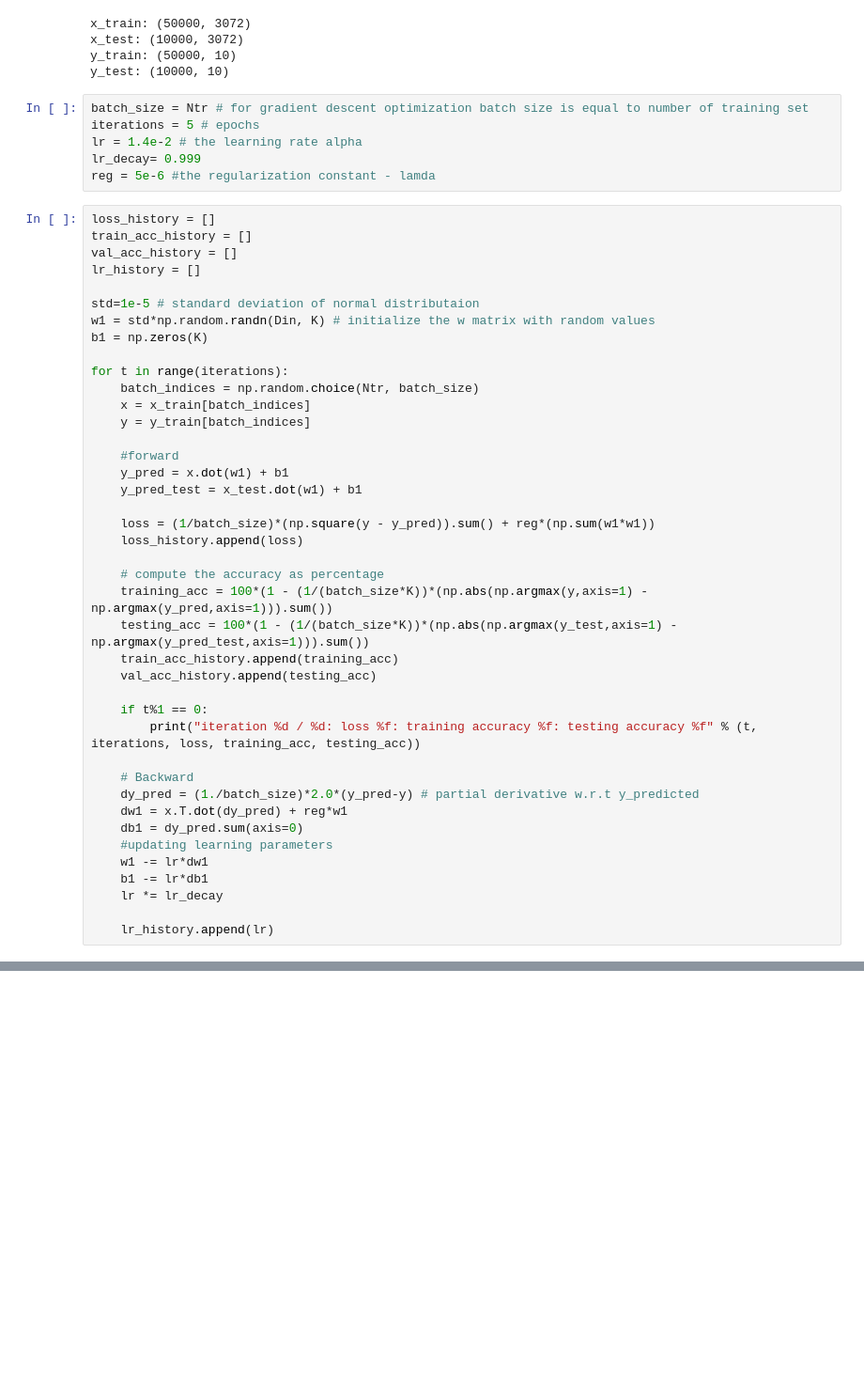
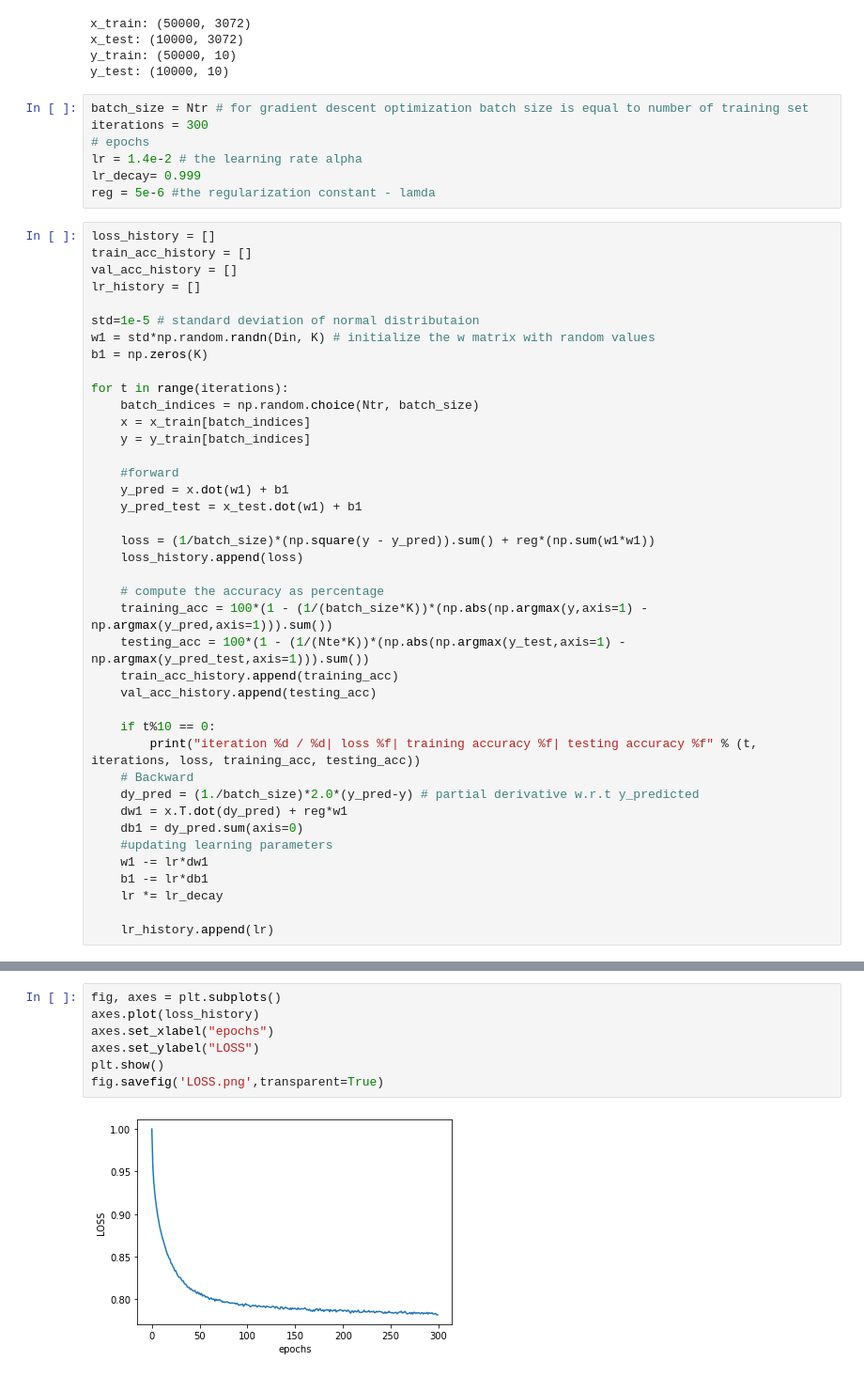
Before and after one commit to AvishkaSandeepa/EN2550-2020-Assignment-04, a Jupyter notebook: Assignment04_part01.ipynb, the cells around one changed output, grey strips where cells are left out. Shown at 94% size. Cells and saved outputs as stored; diff of their text form; blank space fills up the shorter version.

Commit message:
finish part 01. Plot the losses and accuracies and also plot the weight matrix W as 10 images with labels

```diff
--- a/Assignment04_part01.ipynb
+++ b/Assignment04_part01.ipynb
@@ -38,7 +39,8 @@ y_train: (50000, 10)
 y_test: (10000, 10)
 # %%
 batch_size = Ntr # for gradient descent optimization batch size is equal to number of training set
-iterations = 5 # epochs
+iterations = 300
+# epochs
 lr = 1.4e-2 # the learning rate alpha
 lr_decay= 0.999
 reg = 5e-6 #the regularization constant - lamda
@@ -66,13 +68,12 @@ for t in range(iterations):
 
     # compute the accuracy as percentage
     training_acc = 100*(1 - (1/(batch_size*K))*(np.abs(np.argmax(y,axis=1) - np.argmax(y_pred,axis=1))).sum())
-    testing_acc = 100*(1 - (1/(batch_size*K))*(np.abs(np.argmax(y_test,axis=1) - np.argmax(y_pred_test,axis=1))).sum())
+    testing_acc = 100*(1 - (1/(Nte*K))*(np.abs(np.argmax(y_test,axis=1) - np.argmax(y_pred_test,axis=1))).sum())
     train_acc_history.append(training_acc)
     val_acc_history.append(testing_acc)
 
-    if t%1 == 0:
-        print("iteration %d / %d: loss %f: training accuracy %f: testing accuracy %f" % (t, iterations, loss, training_acc, testing_acc))
-
+    if t%10 == 0:
+        print("iteration %d / %d| loss %f| training accuracy %f| testing accuracy %f" % (t, iterations, loss, training_acc, testing_acc))
     # Backward
     dy_pred = (1./batch_size)*2.0*(y_pred-y) # partial derivative w.r.t y_predicted
     dw1 = x.T.dot(dy_pred) + reg*w1
@@ -111,0 +126,9 @@ plt.plot(lr_history)
+# %%
+fig, axes = plt.subplots()
+axes.plot(loss_history)
+axes.set_xlabel("epochs")
+axes.set_ylabel("LOSS")
+plt.show()
+fig.savefig('LOSS.png',transparent=True)
+# %% [output]
+[figure, added]
```
Also changed, not shown: parts of 12 cells of this notebook.
